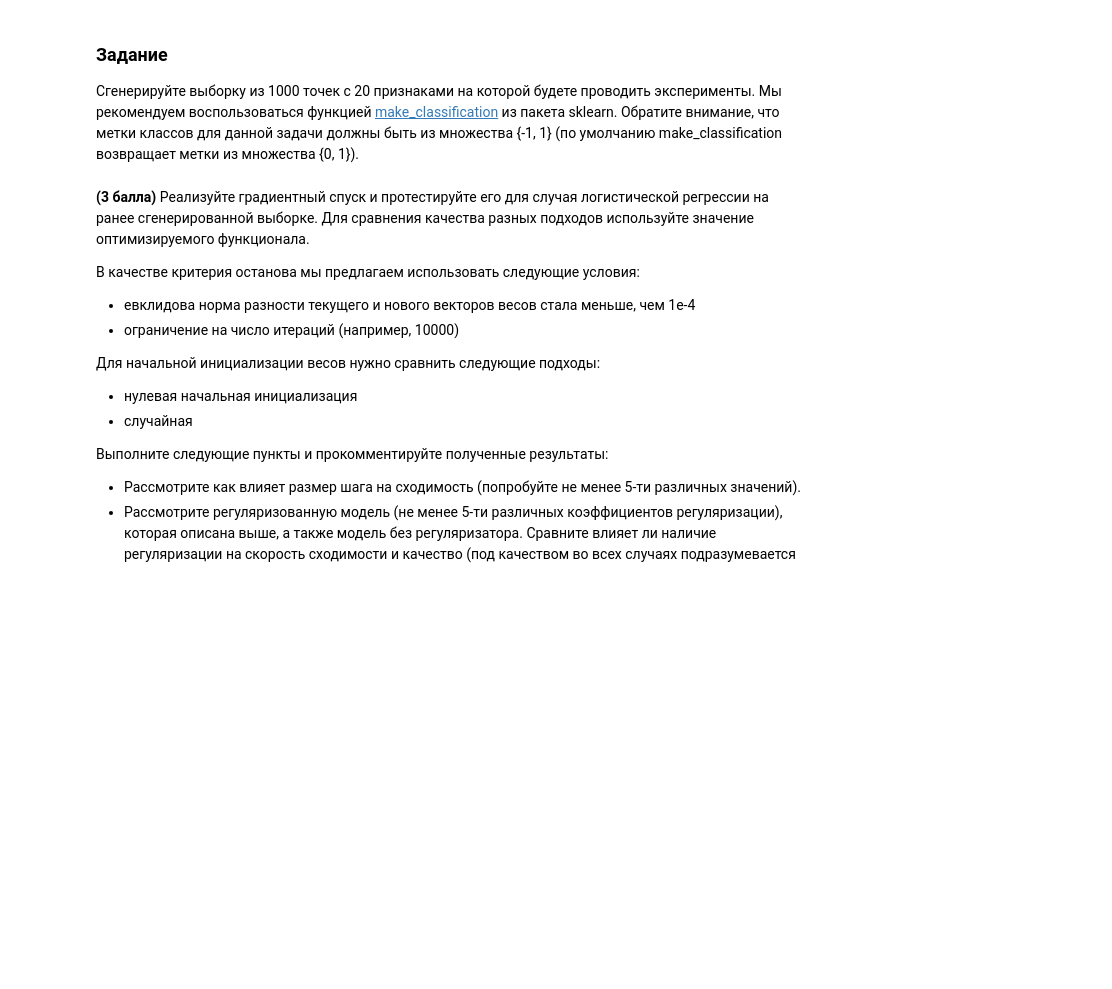
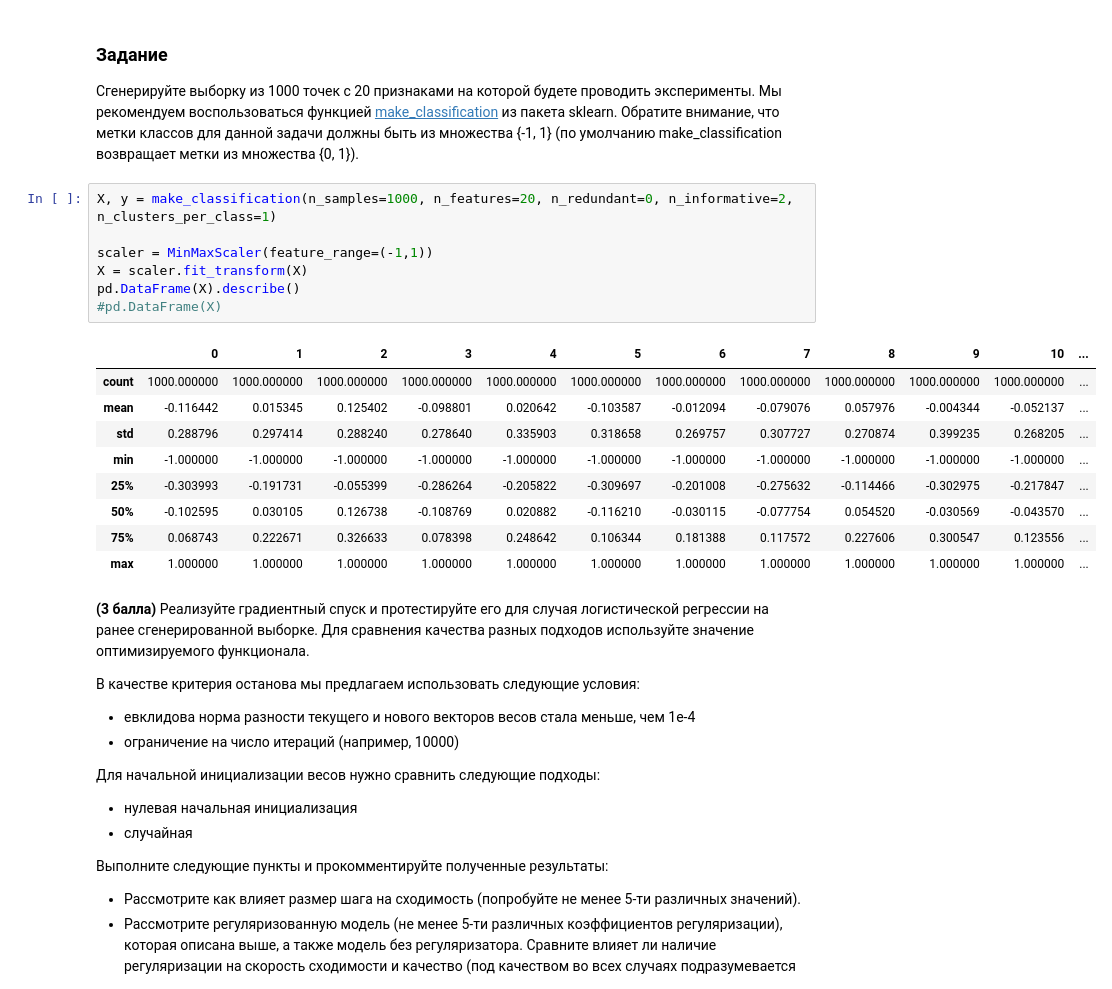
Before and after one commit to camaro1200/SVM, a Jupyter notebook: lab.03.ipynb, the cells around one changed output. Cells and saved outputs as stored; diff of their text form; blank space fills up the shorter version.

```diff
--- a/lab.03.ipynb
+++ b/lab.03.ipynb
@@ -52,6 +55,23 @@ import pylab as plt
 ### Задание
 
 Сгенерируйте выборку из 1000 точек с 20 признаками на которой будете проводить эксперименты. Мы рекомендуем воспользоваться функцией [make_classification](http://scikit-learn.org/stable/modules/generated/sklearn.datasets.make_classification.html#sklearn.datasets.make_classification) из пакета sklearn. Обратите внимание, что метки классов для данной задачи должны быть из множества {-1, 1} (по умолчанию make_classification возвращает метки из множества {0, 1}).
+# %%
+X, y = make_classification(n_samples=1000, n_features=20, n_redundant=0, n_informative=2, n_clusters_per_class=1)
+
+scaler = MinMaxScaler(feature_range=(-1,1))
+X = scaler.fit_transform(X)
+pd.DataFrame(X).describe()
+#pd.DataFrame(X)
+# %% [output]
+|  | 0 | 1 | 2 | 3 | 4 | 5 | 6 | 7 | 8 | 9 | 10 | ... |
+| count | 1000.000000 | 1000.000000 | 1000.000000 | 1000.000000 | 1000.000000 | 1000.000000 | 1000.000000 | 1000.000000 | 1000.000000 | 1000.000000 | 1000.000000 | ... |
+| mean | -0.116442 | 0.015345 | 0.125402 | -0.098801 | 0.020642 | -0.103587 | -0.012094 | -0.079076 | 0.057976 | -0.004344 | -0.052137 | ... |
+| std | 0.288796 | 0.297414 | 0.288240 | 0.278640 | 0.335903 | 0.318658 | 0.269757 | 0.307727 | 0.270874 | 0.399235 | 0.268205 | ... |
+| min | -1.000000 | -1.000000 | -1.000000 | -1.000000 | -1.000000 | -1.000000 | -1.000000 | -1.000000 | -1.000000 | -1.000000 | -1.000000 | ... |
+| 25% | -0.303993 | -0.191731 | -0.055399 | -0.286264 | -0.205822 | -0.309697 | -0.201008 | -0.275632 | -0.114466 | -0.302975 | -0.217847 | ... |
+| 50% | -0.102595 | 0.030105 | 0.126738 | -0.108769 | 0.020882 | -0.116210 | -0.030115 | -0.077754 | 0.054520 | -0.030569 | -0.043570 | ... |
+| 75% | 0.068743 | 0.222671 | 0.326633 | 0.078398 | 0.248642 | 0.106344 | 0.181388 | 0.117572 | 0.227606 | 0.300547 | 0.123556 | ... |
+| max | 1.000000 | 1.000000 | 1.000000 | 1.000000 | 1.000000 | 1.000000 | 1.000000 | 1.000000 | 1.000000 | 1.000000 | 1.000000 | ... |
 # %% [markdown]
 **(3 балла)** Реализуйте градиентный спуск и протестируйте его для случая логистической регрессии на ранее сгенерированной выборке. Для сравнения качества разных подходов используйте значение оптимизируемого функционала.
 
```
Also changed, not shown: parts of 1 cell of this notebook, 2 other files.
